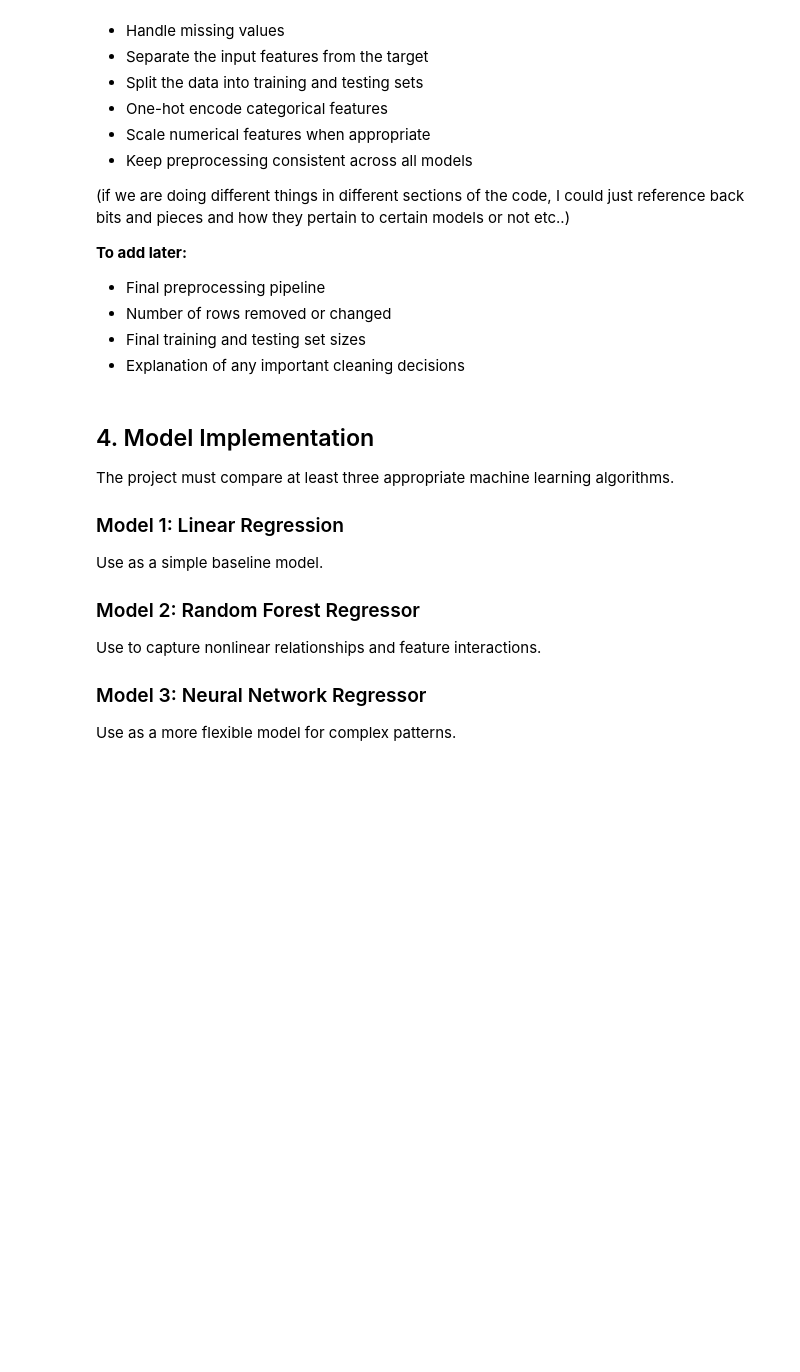
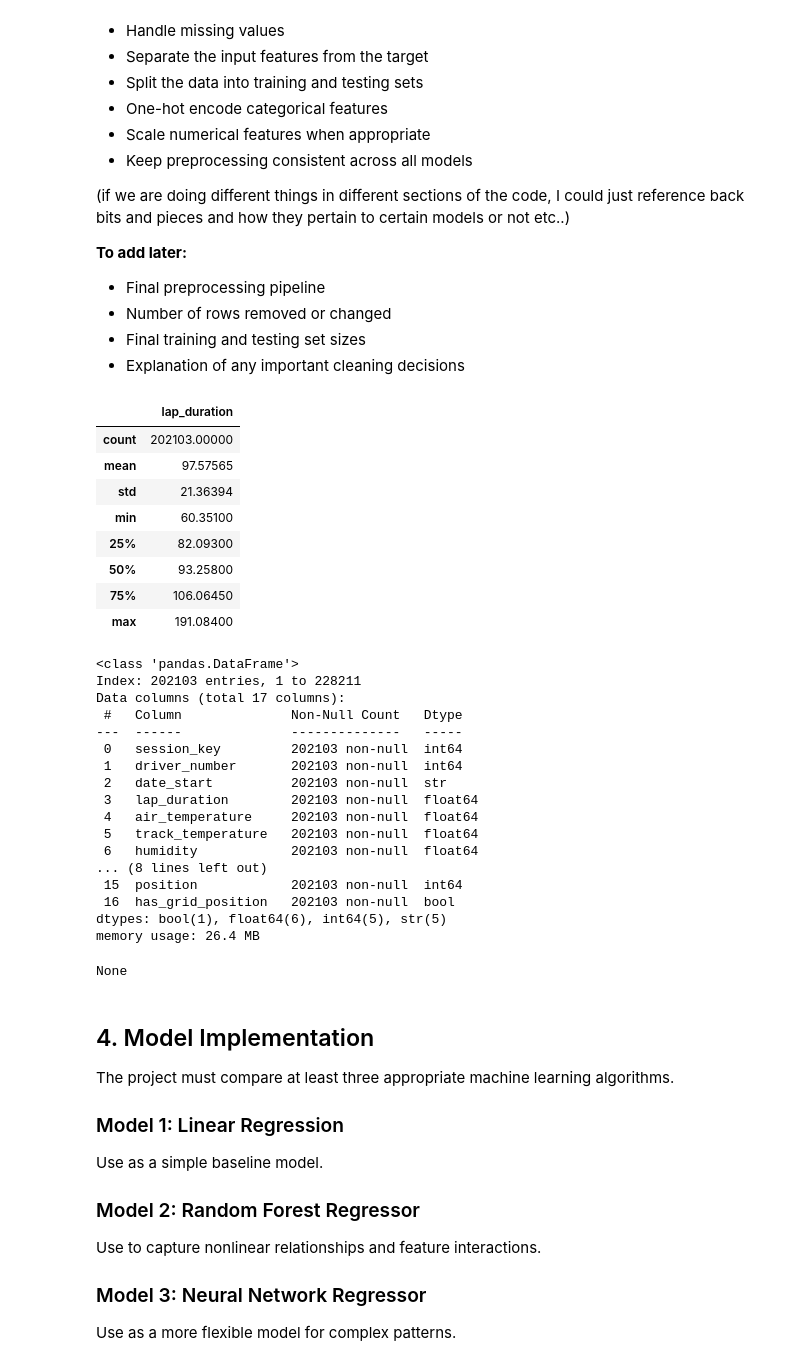
Before and after one commit to Sean-Staszewski/F1-Grand-Prix-Predictor, a Jupyter notebook: Project_Notebook_Results.ipynb, the cells around one changed output. Drawn from its saved outputs; the diff is of its cells as text; code cells hidden in the pictures; blank space fills up the shorter version.

```diff
--- a/Project_Notebook_Results.ipynb
+++ b/Project_Notebook_Results.ipynb
@@ -76,6 +146,44 @@ This section should explain how the raw data is prepared for the models.
 - Number of rows removed or changed
 - Final training and testing set sizes
 - Explanation of any important cleaning decisions
+# %%
+df = df.dropna().drop_duplicates()
+
+# Within lap times, the maximum values are drastically large, and it can be reasonably assumed they are erronious.
+# Thus I will remove the 93rd percentile of laps so the linear regression models won't be penalized by unrealistic lap times.
+cutoff = df["lap_duration"].quantile(0.93)
+df_cleaned = df[df["lap_duration"] <= cutoff]
+
+display(df_cleaned[["lap_duration"]].describe())
+display(df_cleaned.info())
+# %% [output]
+|  | lap_duration |
+| count | 202103.00000 |
+| mean | 97.57565 |
+| std | 21.36394 |
+| min | 60.35100 |
+| 25% | 82.09300 |
+| 50% | 93.25800 |
+| 75% | 106.06450 |
+| max | 191.08400 |
+<class 'pandas.DataFrame'>
+Index: 202103 entries, 1 to 228211
+Data columns (total 17 columns):
+ #   Column              Non-Null Count   Dtype
+---  ------              --------------   -----
+ 0   session_key         202103 non-null  int64
+ 1   driver_number       202103 non-null  int64
+ 2   date_start          202103 non-null  str
+ 3   lap_duration        202103 non-null  float64
+ 4   air_temperature     202103 non-null  float64
+ 5   track_temperature   202103 non-null  float64
+ 6   humidity            202103 non-null  float64
+... (8 lines left out)
+ 15  position            202103 non-null  int64
+ 16  has_grid_position   202103 non-null  bool
+dtypes: bool(1), float64(6), int64(5), str(5)
+memory usage: 26.4 MB
+None
 # %% [markdown]
 ## 4. Model Implementation
 
```
Also changed, not shown: parts of 1 cell of this notebook.
